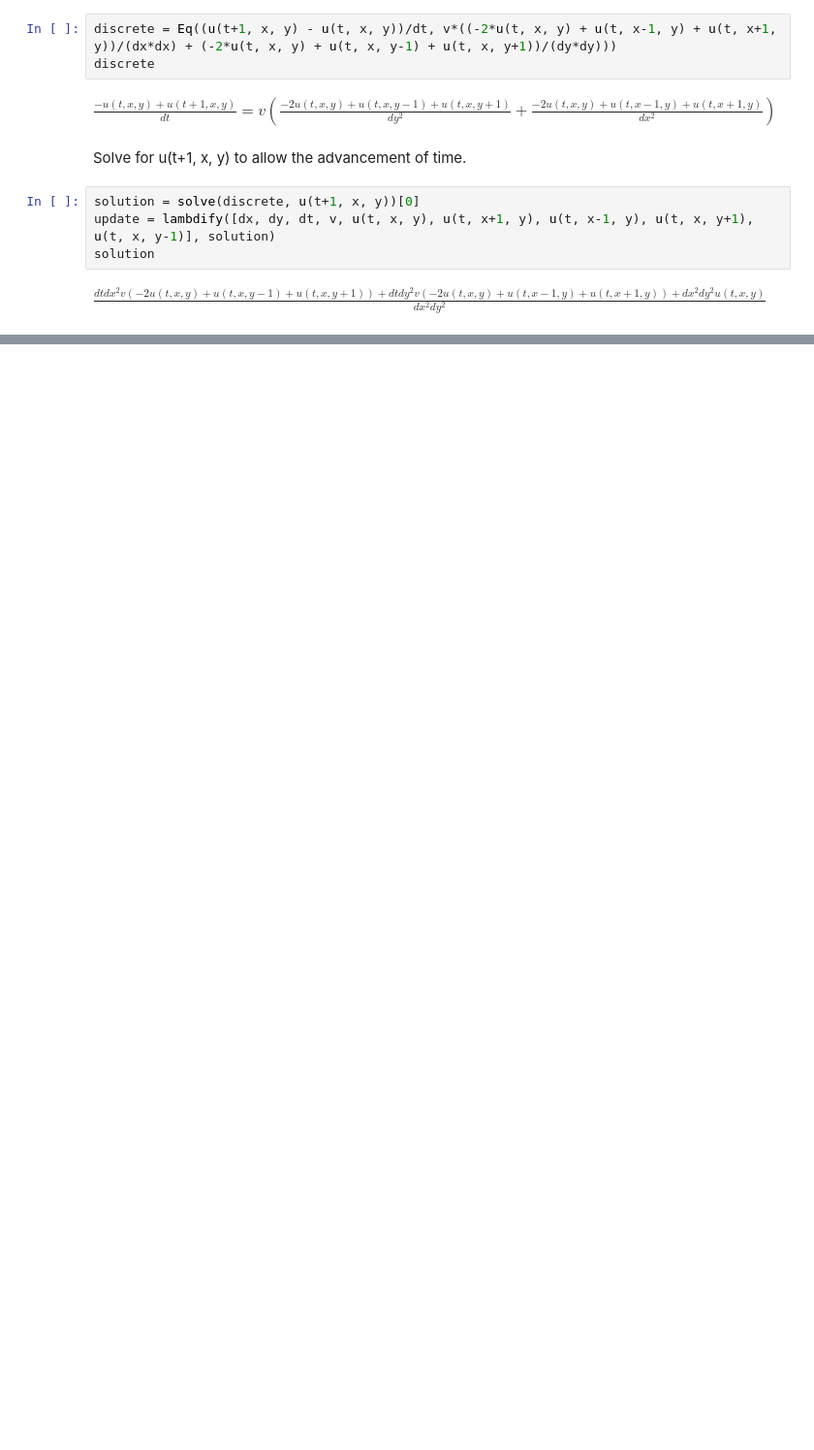
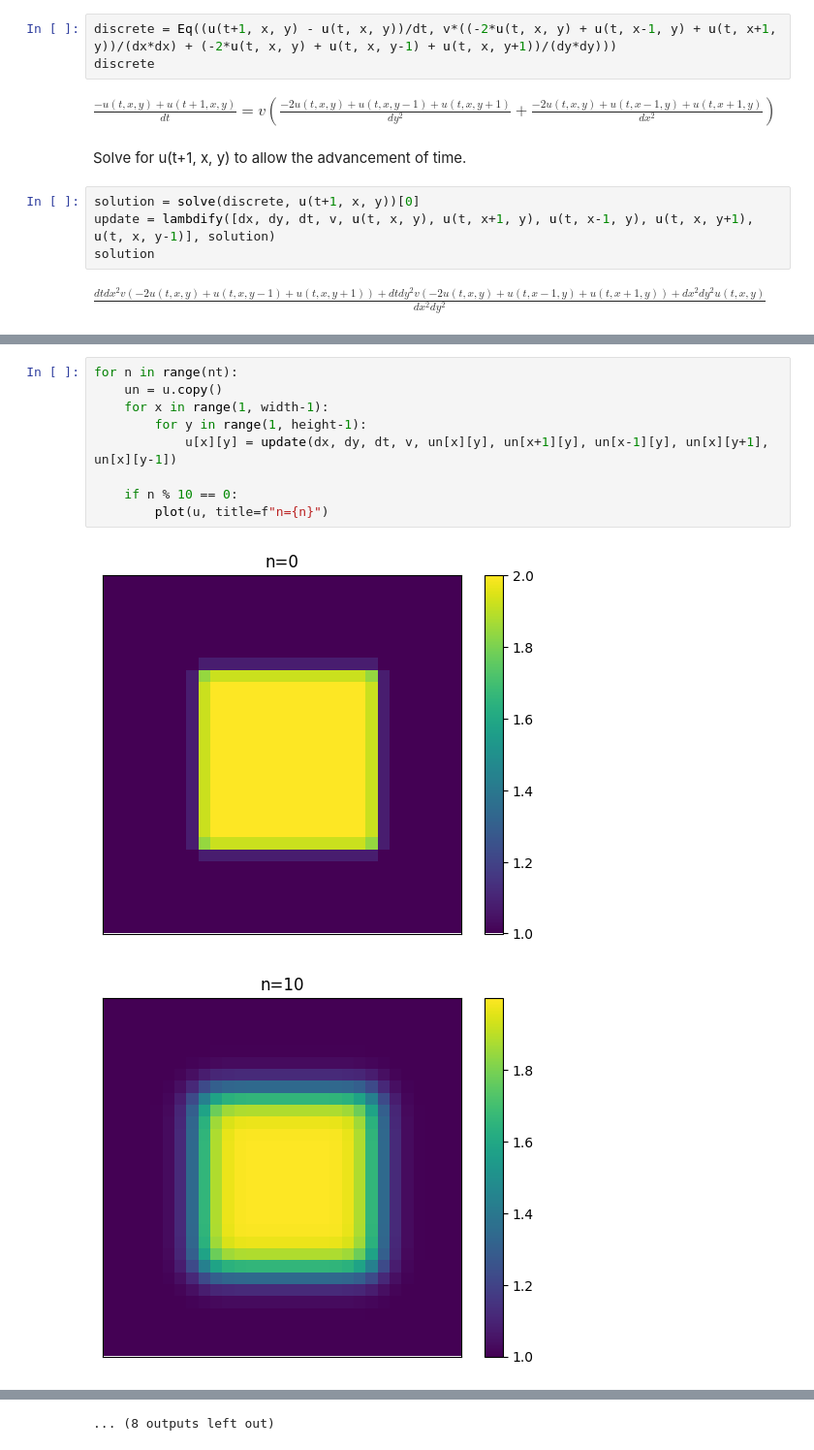
Before and after one commit to ColouredCat/Fluid_Sums, a Jupyter notebook: 2d-diffusion.ipynb, the cells around one changed output, grey strips where cells are left out. Shown at 97% size. Drawn from its saved outputs; the diff is of its cells as text; blank space fills up the shorter version.

```diff
--- a/2d-diffusion.ipynb
+++ b/2d-diffusion.ipynb
@@ -44,0 +80,12 @@ $\displaystyle \frac{dt dx^{2} v \left(- 2 u{\left(t,x,y \right)} + u{\left(t,x,
+# %%
+for n in range(nt):
+    un = u.copy()
+    for x in range(1, width-1):
+        for y in range(1, height-1):
+            u[x][y] = update(dx, dy, dt, v, un[x][y], un[x+1][y], un[x-1][y], un[x][y+1], un[x][y-1])
+
+    if n % 10 == 0:
+        plot(u, title=f"n={n}")
+# %% [output]
+[figure, added]
+[figure, added]
@@ -44,0 +102 @@ $\displaystyle \frac{dt dx^{2} v \left(- 2 u{\left(t,x,y \right)} + u{\left(t,x,
+... (8 outputs left out)
```
Also changed, not shown: parts of 5 cells of this notebook, 1 other file.
